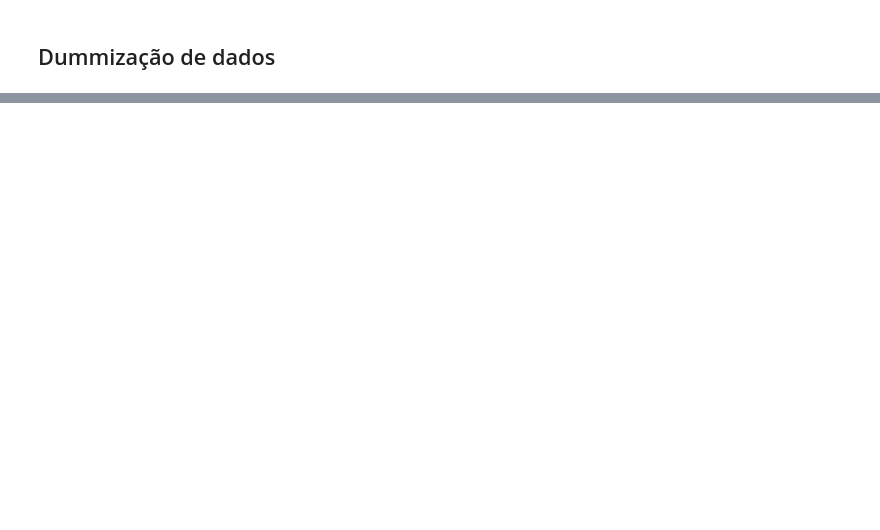
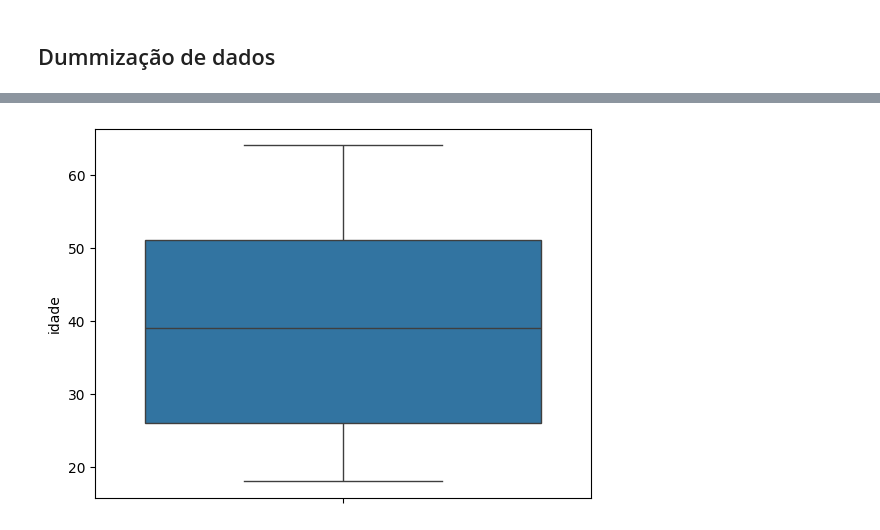
Before and after one commit to lucasmeirellesmachado/CDIA-Estatistica_II, a Jupyter notebook: 2ª_Semana_de_Imersão_Atividade.ipynb, the cells around one changed output, grey strips where cells are left out. Drawn from its saved outputs; the diff is of its cells as text; code cells hidden in the pictures; blank space fills up the shorter version.

```diff
--- a/2ª_Semana_de_Imersão_Atividade.ipynb
+++ b/2ª_Semana_de_Imersão_Atividade.ipynb
@@ -72,6 +115,6 @@ base_med = base_med.fillna ({'fumante': 'nao',
 # %% [markdown]
 ## Dummização de dados ##
 # %%
-pd.get_dummies(base_med, columns = ['fumante', 'regiao', 'sexo'], #Atentar para a multicolinearidade dessa variável, pois se trata da mesma, embora estejam em duas colunas
+base_trat = pd.get_dummies(base_med, columns = ['fumante', 'regiao', 'sexo'], #Atentar para a multicolinearidade dessa variável, pois se trata da mesma, embora estejam em duas colunas
                                     dtype=int,
                                     drop_first=True) #Retira uma das colunas para evitar a multicolinearidade
@@ -91,0 +173,6 @@ pd.get_dummies(base_med, columns = ['fumante', 'regiao', 'sexo'], #Atentar para
+# %%
+sns.boxplot(y = 'idade', data = base_trat)
+plt.xticks(rotation=90)
+plt.show()
+# %% [output]
+[figure, added]
```
Also changed, not shown: parts of 27 cells of this notebook.
